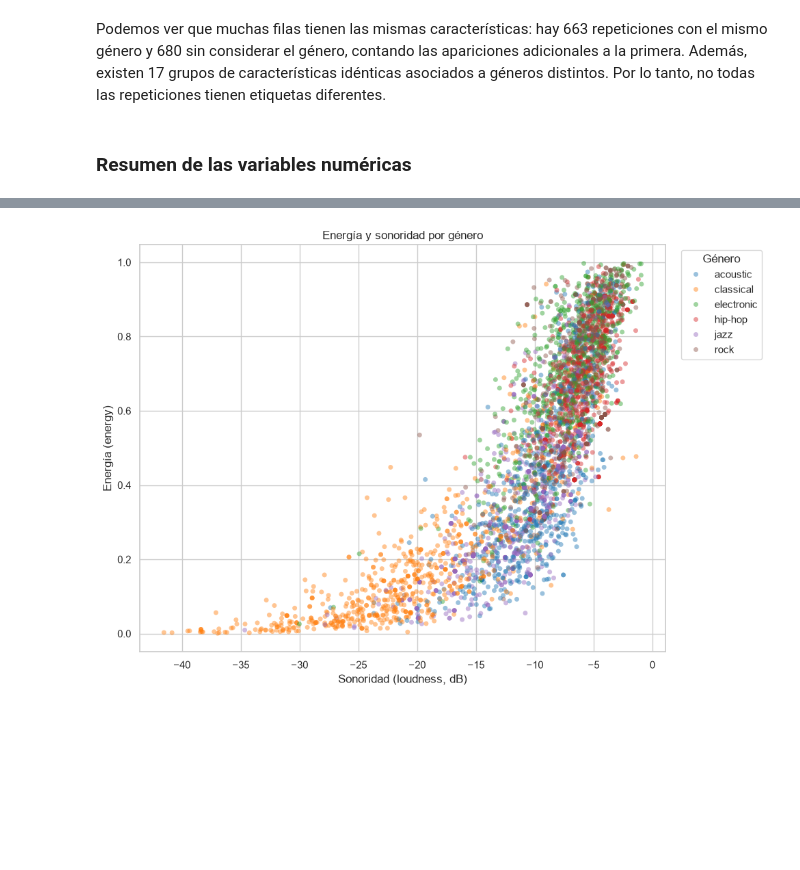
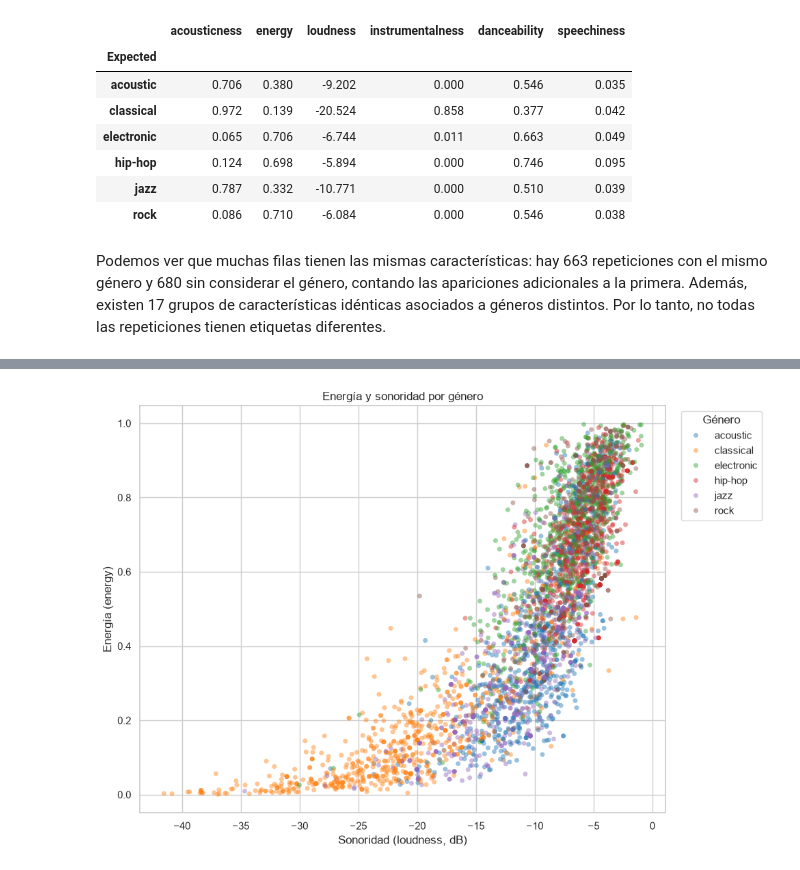
Before and after one commit to lourdesMV/TD6-TP2, a Jupyter notebook: spotify.ipynb, the cells around one changed output, grey strips where cells are left out. Cells and saved outputs as stored; diff of their text form; code cells hidden in the pictures; blank space fills up the shorter version.

```diff
--- a/spotify.ipynb
+++ b/spotify.ipynb
@@ -133,4 +242,24 @@ Grupos con características iguales y géneros distintos: 17
+# %%
+medianas = df.groupby("Expected")[
+    [
+        "acousticness",
+        "energy",
+        "loudness",
+        "instrumentalness",
+        "danceability",
+        "speechiness"
+    ]
+].median()
+
+display(medianas.round(3))
+# %% [output]
+|  | acousticness | energy | loudness | instrumentalness | danceability | speechiness |
+| Expected |  |  |  |  |  |  |
+| acoustic | 0.706 | 0.380 | -9.202 | 0.000 | 0.546 | 0.035 |
+| classical | 0.972 | 0.139 | -20.524 | 0.858 | 0.377 | 0.042 |
+| electronic | 0.065 | 0.706 | -6.744 | 0.011 | 0.663 | 0.049 |
+| hip-hop | 0.124 | 0.698 | -5.894 | 0.000 | 0.746 | 0.095 |
+| jazz | 0.787 | 0.332 | -10.771 | 0.000 | 0.510 | 0.039 |
+| rock | 0.086 | 0.710 | -6.084 | 0.000 | 0.546 | 0.038 |
 # %% [markdown]
 Podemos ver que muchas filas tienen las mismas características: hay 663 repeticiones con el mismo género y 680 sin considerar el género, contando las apariciones adicionales a la primera. Además, existen 17 grupos de características idénticas asociados a géneros distintos. Por lo tanto, no todas las repeticiones tienen etiquetas diferentes.
-# %% [markdown]
-### Resumen de las variables numéricas
```
Also changed, not shown: parts of 62 cells of this notebook.
